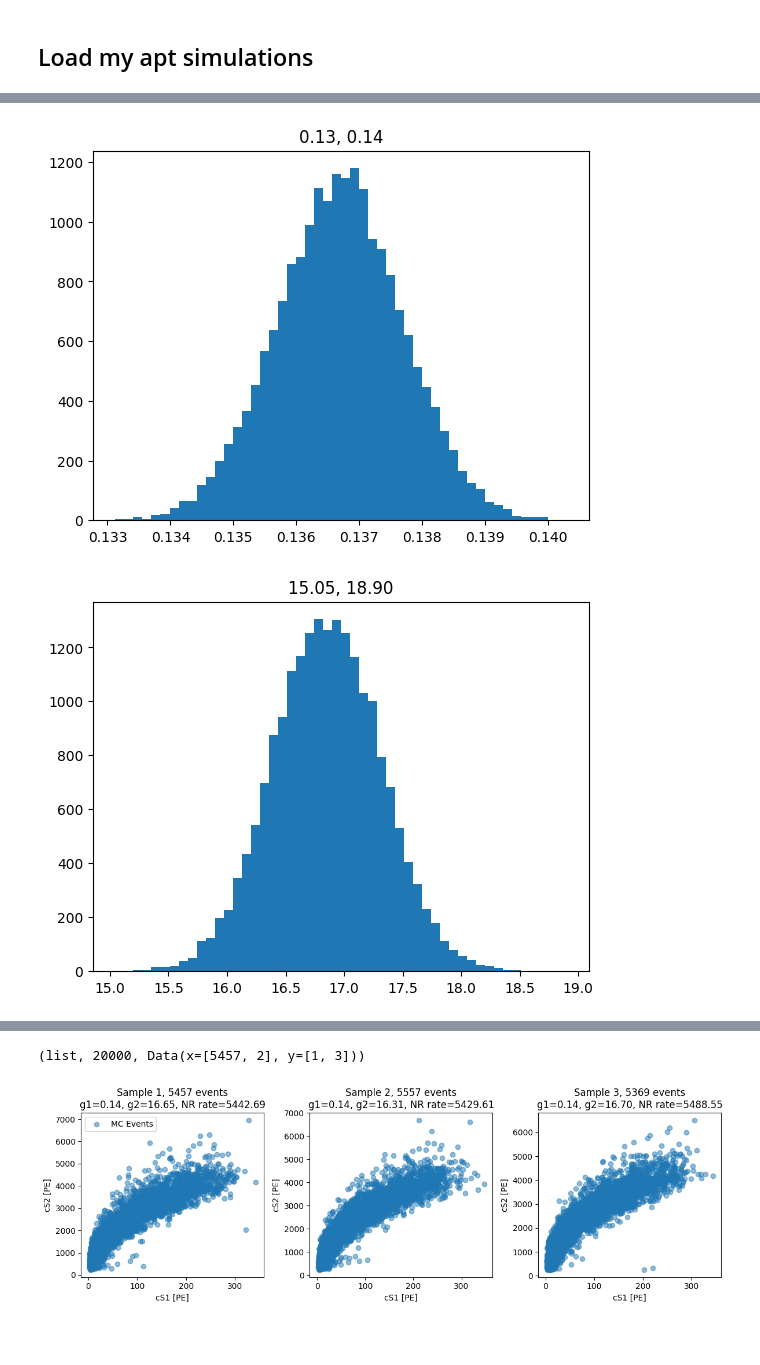
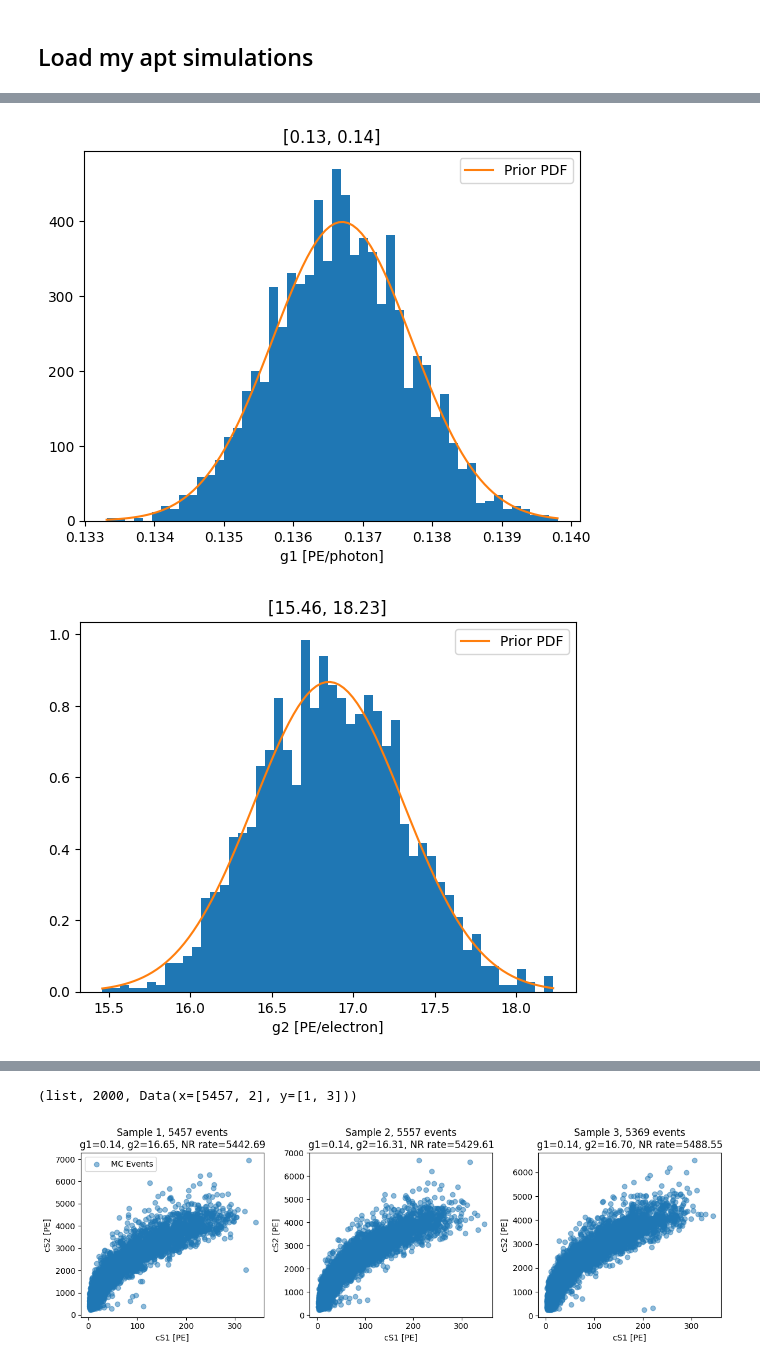
Before and after one commit to plt109/ltu-ili, a Jupyter notebook: notebooks/ambe_fits/poke_embedding.ipynb, the cells around one changed output, grey strips where cells are left out. Saved outputs shown, nothing was run; the diff lists cells and outputs as text; code cells hidden in the pictures; blank space fills up the shorter version.

```diff
--- a/notebooks/ambe_fits/poke_embedding.ipynb
+++ b/notebooks/ambe_fits/poke_embedding.ipynb
@@ -88,7 +91,7 @@ aa = np.load(fname, allow_pickle=True).item()
 param_bag = aa['param_bag'] # list of dictionary of the params and values
 events_bag = aa['events_bag'] # list of array, (2, n) in shape
 # %%
-NUM_SAMPLES = 20000
+NUM_SAMPLES = 2000
 
 dataset = []
 params = []
@@ -126,9 +173,22 @@ zzparams = np.array(zzparams)
 # %%
-for _ii in range(DIM_THETA):
+for _ii, (key, val) in enumerate(apt_param_config.items()):
     zzz = zzparams[:, _ii]
+    zzmin, zzmax = zzz.min(), zzz.max()
+    zzxx = np.linspace(zzmin, zzmax, 100)
+
+    try:
+        zzmean = val['prior_args']['mean']
+        zzstd = val['prior_args']['std']
+    except:
+        zzmean = val['init_mean']
+        zzstd = val['init_std']
+
     plt.figure()
-    plt.hist(zzz, bins=50)
-    plt.title(f'{zzz.min():.2f}, {zzz.max():.2f}')
+    plt.hist(zzz, bins=50, density=True)
+    plt.plot(zzxx, sps.stats.norm.pdf(zzxx, loc=zzmean, scale=zzstd), label='Prior PDF')
+    plt.title(f'[{zzmin:.2f}, {zzmax:.2f}]')
+    plt.xlabel(f'{key} [{val["unit"]}]')
+    plt.legend()
 # %% [output]
-[figure, old version]
+[figure, new version]
-[figure, old version]
+[figure, new version]
@@ -136,7 +196,7 @@ for _ii in range(DIM_THETA):
 # %%
 type(dataset), len(dataset), dataset[0]
 # %% [output]
-(list, 20000, Data(x=[5457, 2], y=[1, 3]))
+(list, 2000, Data(x=[5457, 2], y=[1, 3]))
 # %%
 # Plot the first 3 samples from the dataset to visualize the events and their parameters
 fig, axes = plt.subplots(1, 3, figsize=(12, 4))
```
Also changed, not shown: parts of 20 cells of this notebook, 1 other file.
